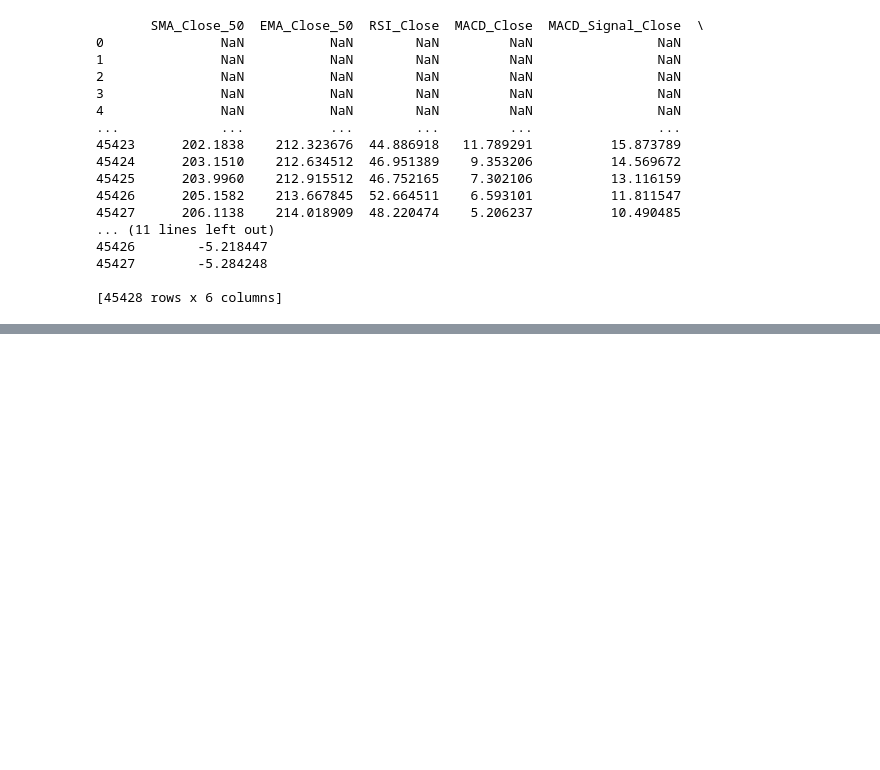
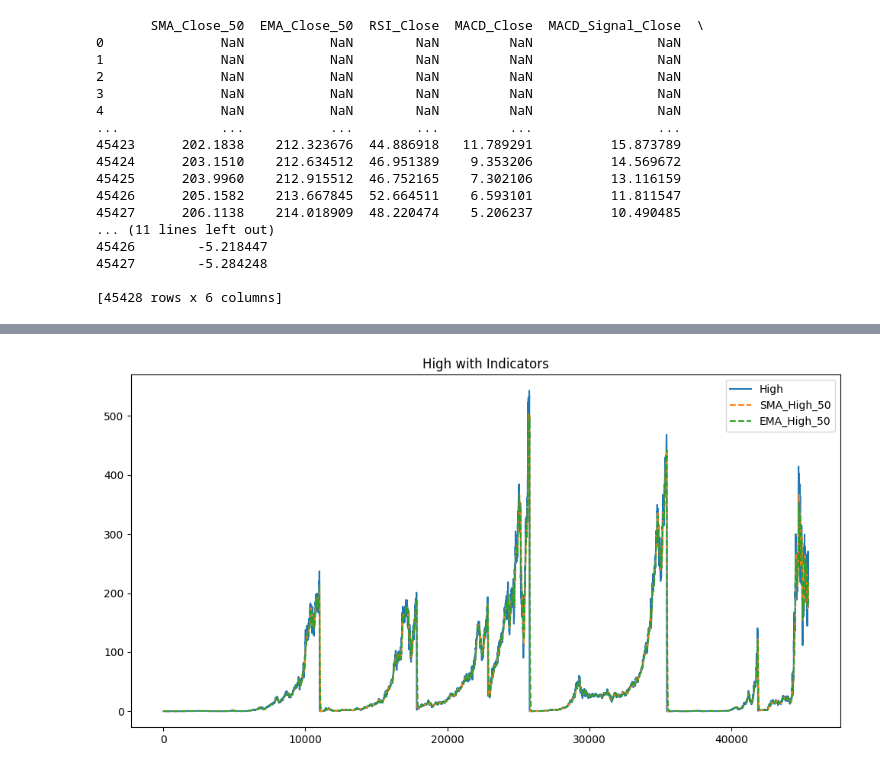
Before and after one commit to bettyabay/Kaim-week-1, a Jupyter notebook: notebooks/quantitative_analysis.ipynb, the cells around one changed output, grey strips where cells are left out. Cells and saved outputs as stored; diff of their text form; code cells hidden in the pictures; blank space fills up the shorter version.

```diff
--- a/notebooks/quantitative_analysis.ipynb
+++ b/notebooks/quantitative_analysis.ipynb
@@ -197,0 +229,8 @@ print(stock_data[['SMA_Close_50', 'EMA_Close_50', 'RSI_Close', 'MACD_Close', 'MA
+# %%
+# List of indicators for the High price
+indicators = ['SMA_High_50', 'EMA_High_50']
+
+# Plot High price with the indicators
+plot_column_with_indicators(stock_data, 'High', indicators)
+# %% [output]
+[figure, added]
```
Also changed, not shown: parts of 6 cells of this notebook, 1 other file.
